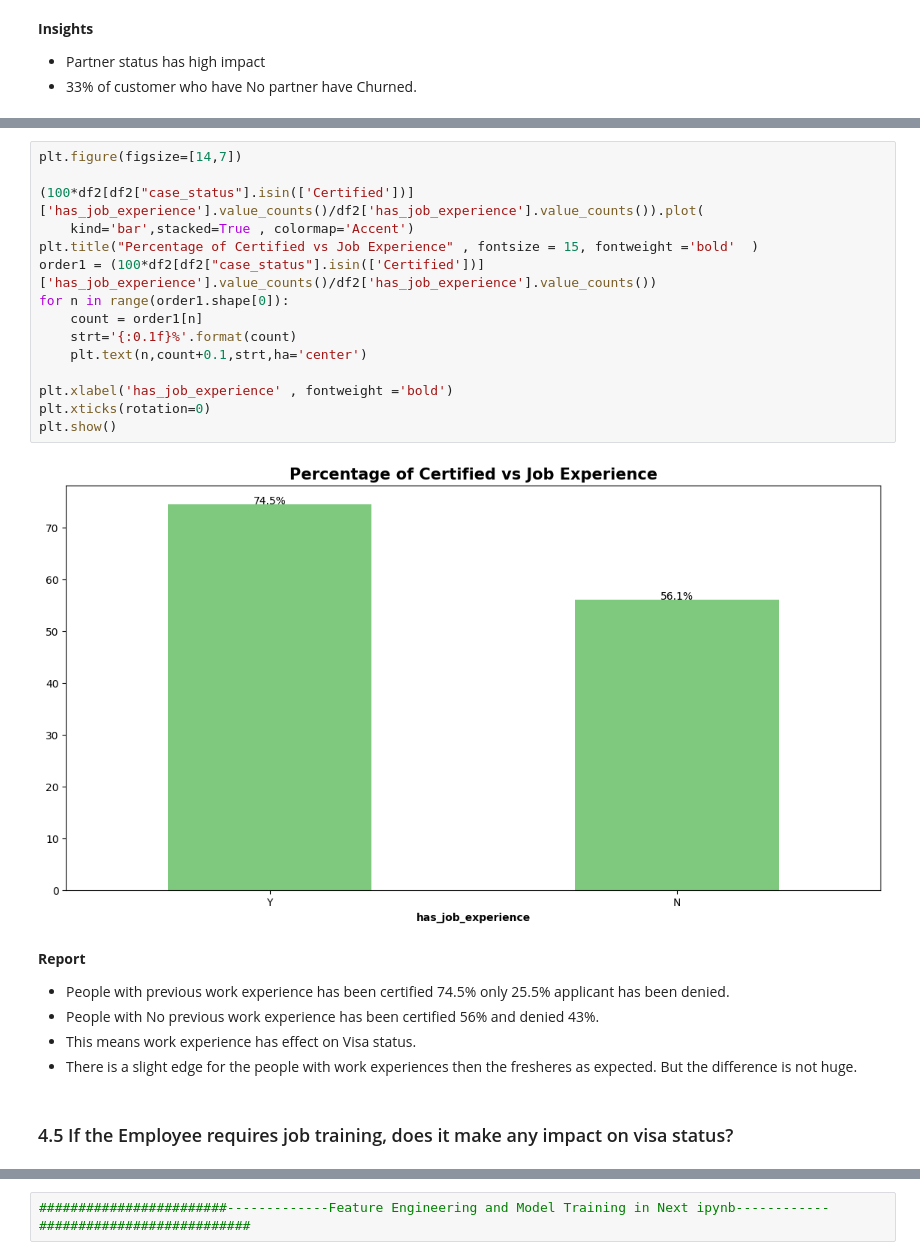
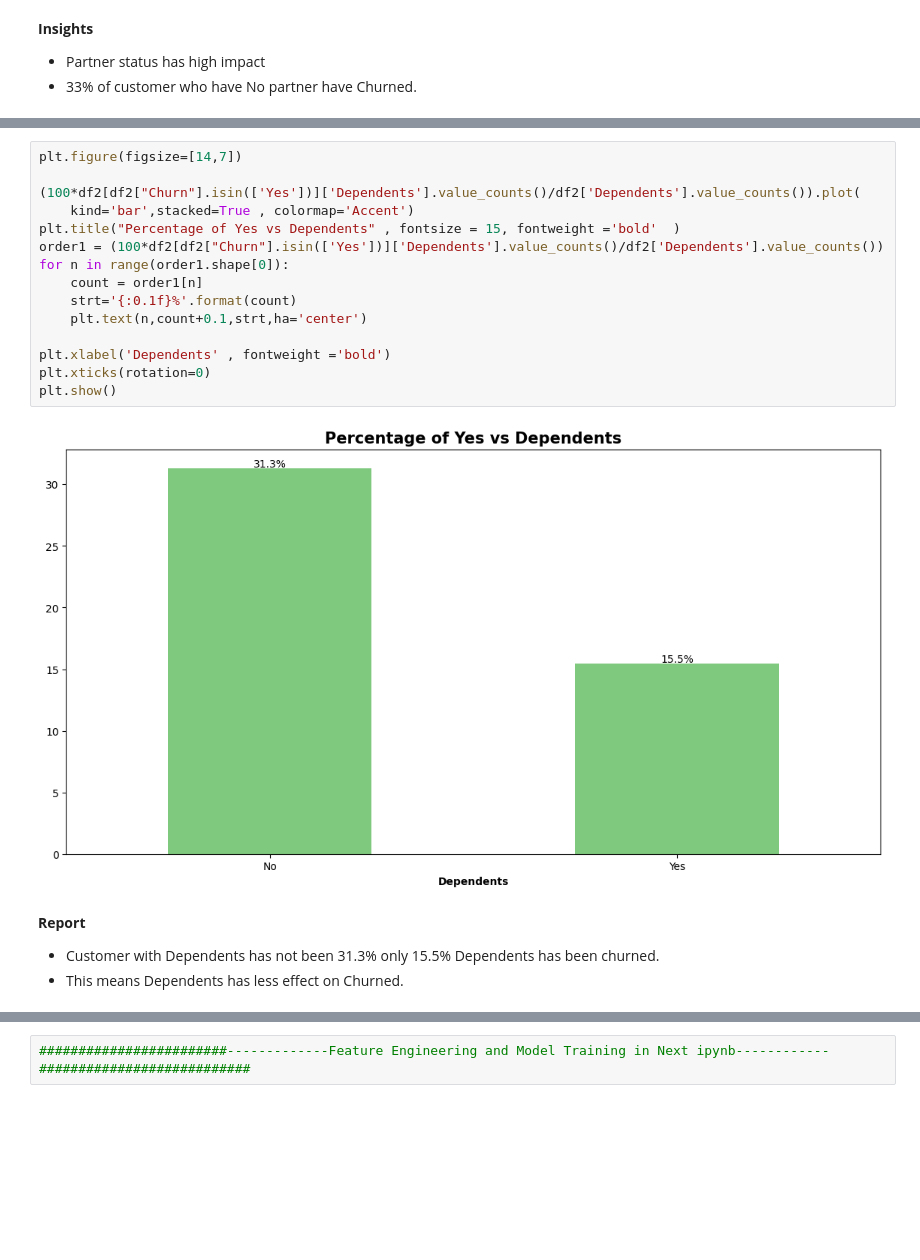
Before and after one commit to thekazisakib/Customer-Churn-Prediction-and-Retention-Optimization, a Jupyter notebook: notebook/1_EDA_churn.ipynb, the cells around one changed output, grey strips where cells are left out. Cells and saved outputs as stored; diff of their text form; blank space fills up the shorter version.

```diff
--- a/notebook/1_EDA_churn.ipynb
+++ b/notebook/1_EDA_churn.ipynb
@@ -478,25 +476,21 @@ plt.show()
 # %%
 plt.figure(figsize=[14,7])
 
-(100*df2[df2["case_status"].isin(['Certified'])]['has_job_experience'].value_counts()/df2['has_job_experience'].value_counts()).plot(
+(100*df2[df2["Churn"].isin(['Yes'])]['Dependents'].value_counts()/df2['Dependents'].value_counts()).plot(
     kind='bar',stacked=True , colormap='Accent')
-plt.title("Percentage of Certified vs Job Experience" , fontsize = 15, fontweight ='bold'  )
-order1 = (100*df2[df2["case_status"].isin(['Certified'])]['has_job_experience'].value_counts()/df2['has_job_experience'].value_counts())
+plt.title("Percentage of Yes vs Dependents" , fontsize = 15, fontweight ='bold'  )
+order1 = (100*df2[df2["Churn"].isin(['Yes'])]['Dependents'].value_counts()/df2['Dependents'].value_counts())
 for n in range(order1.shape[0]):
     count = order1[n]
     strt='{:0.1f}%'.format(count)
     plt.text(n,count+0.1,strt,ha='center')
 
-plt.xlabel('has_job_experience' , fontweight ='bold')
+plt.xlabel('Dependents' , fontweight ='bold')
 plt.xticks(rotation=0)
 plt.show()
 # %% [output]
-[figure, old version]
+[figure, new version]
 # %% [markdown]
 **Report**
-* People with previous work experience has been certified 74.5% only 25.5% applicant has been denied.
-* People with No previous work experience has been certified 56% and denied 43%.
-* This means work experience has effect on Visa status.
-* There is a slight edge for the people with work experiences then the fresheres as expected. But the difference is not huge.
+* Customer with Dependents has not been  31.3% only 15.5% Dependents has been churned.
+* This means Dependents has less effect on Churned.
-# %% [markdown]
-### 4.5 If the Employee requires job training, does it make any impact on visa status?
```
Also changed, not shown: parts of 39 cells of this notebook.
